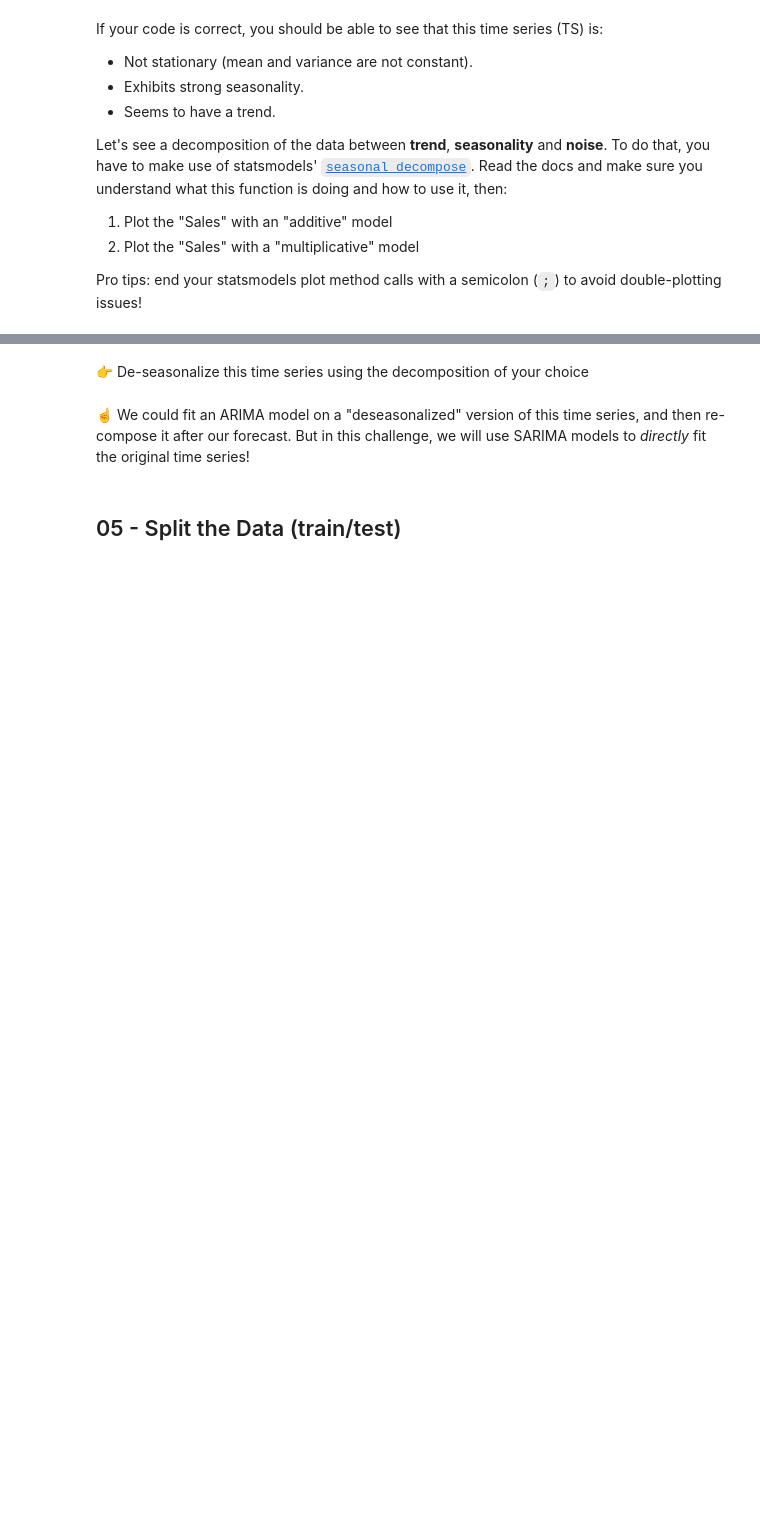
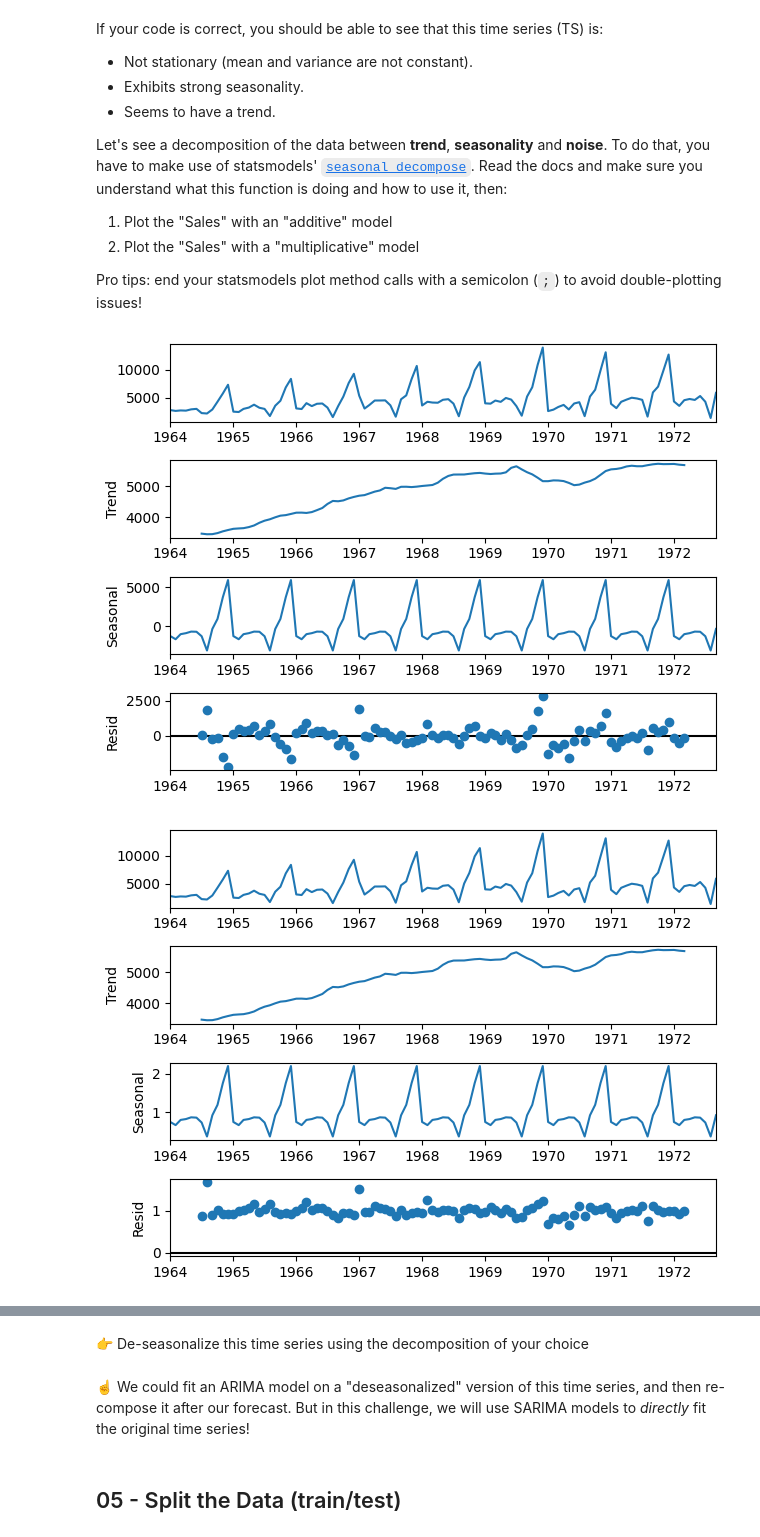
Before and after one commit to NwayEi/data-sarima, a Jupyter notebook: sarima.ipynb, the cells around one changed output, grey strips where cells are left out. Cells and saved outputs as stored; diff of their text form; code cells hidden in the pictures; blank space fills up the shorter version.

```diff
--- a/sarima.ipynb
+++ b/sarima.ipynb
@@ -57,0 +94,9 @@ Pro tips: end your statsmodels plot method calls with a semicolon (`;`) to avoid
+# %%
+additive_decompose = seasonal_decompose(df, model='additive')
+multiplicative_decompose = seasonal_decompose(df, model='multiplicative')
+# %%
+additive_decompose.plot();
+multiplicative_decompose.plot();
+# %% [output]
+[figure, added]
+[figure, added]
```
Also changed, not shown: parts of 33 cells of this notebook.
